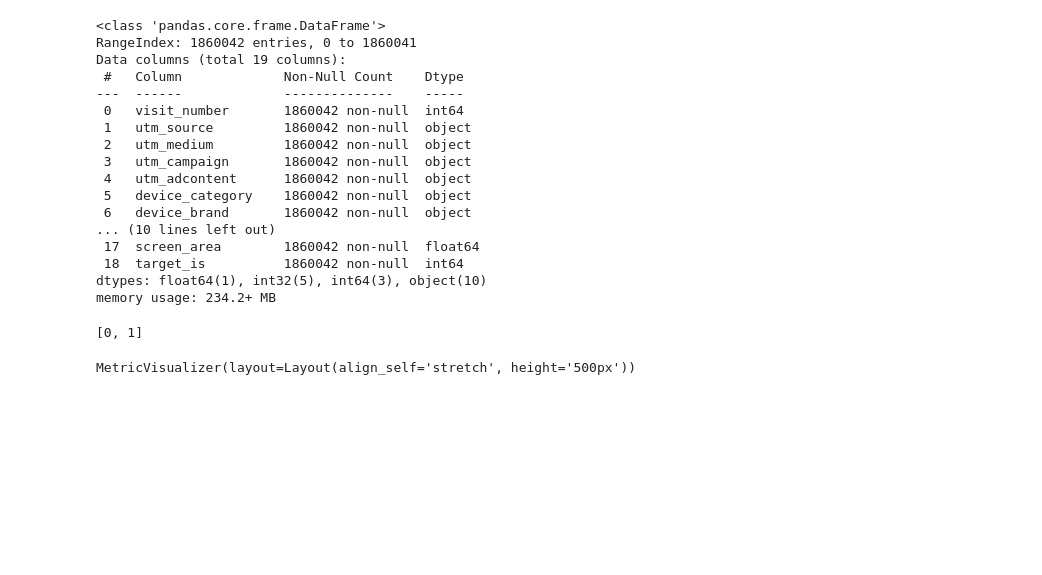
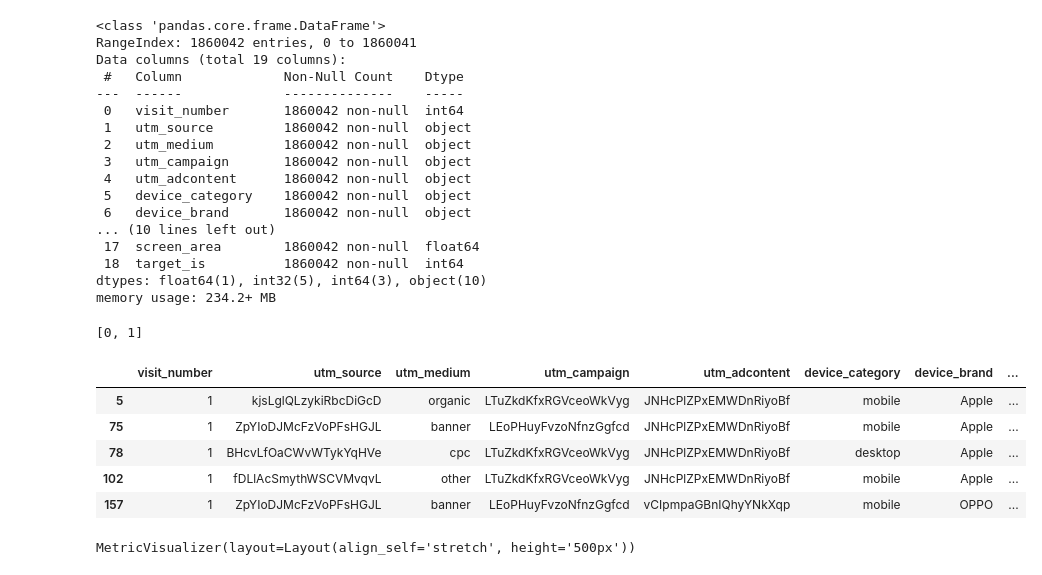
Before and after one commit to GDA-86/SBER_PROJECT_GRUSHINDA, a Jupyter notebook: dev/EDA.ipynb, the cells around one changed output. Cells and saved outputs as stored; diff of their text form; code cells hidden in the pictures; blank space fills up the shorter version.

```diff
--- a/dev/EDA.ipynb
+++ b/dev/EDA.ipynb
@@ -526,6 +527,15 @@ unique_data2 = go_session['target_is'].unique().tolist()
 print(unique_data2)
 # %% [output]
 [0, 1]
+# %%
+go_session[go_session['target_is'] == 1].head(5)
+# %% [output]
+|  | visit_number | utm_source | utm_medium | utm_campaign | utm_adcontent | device_category | device_brand | ... |
+| 5 | 1 | kjsLglQLzykiRbcDiGcD | organic | LTuZkdKfxRGVceoWkVyg | JNHcPlZPxEMWDnRiyoBf | mobile | Apple | ... |
+| 75 | 1 | ZpYIoDJMcFzVoPFsHGJL | banner | LEoPHuyFvzoNfnzGgfcd | JNHcPlZPxEMWDnRiyoBf | mobile | Apple | ... |
+| 78 | 1 | BHcvLfOaCWvWTykYqHVe | cpc | LTuZkdKfxRGVceoWkVyg | JNHcPlZPxEMWDnRiyoBf | desktop | Apple | ... |
+| 102 | 1 | fDLlAcSmythWSCVMvqvL | other | LTuZkdKfxRGVceoWkVyg | JNHcPlZPxEMWDnRiyoBf | mobile | Apple | ... |
+| 157 | 1 | ZpYIoDJMcFzVoPFsHGJL | banner | LEoPHuyFvzoNfnzGgfcd | vCIpmpaGBnIQhyYNkXqp | mobile | OPPO | ... |
 # %%
 cat_features = list(go_session.select_dtypes(include=['object', 'category']).columns)
 
```
Also changed, not shown: parts of 1 cell of this notebook.
